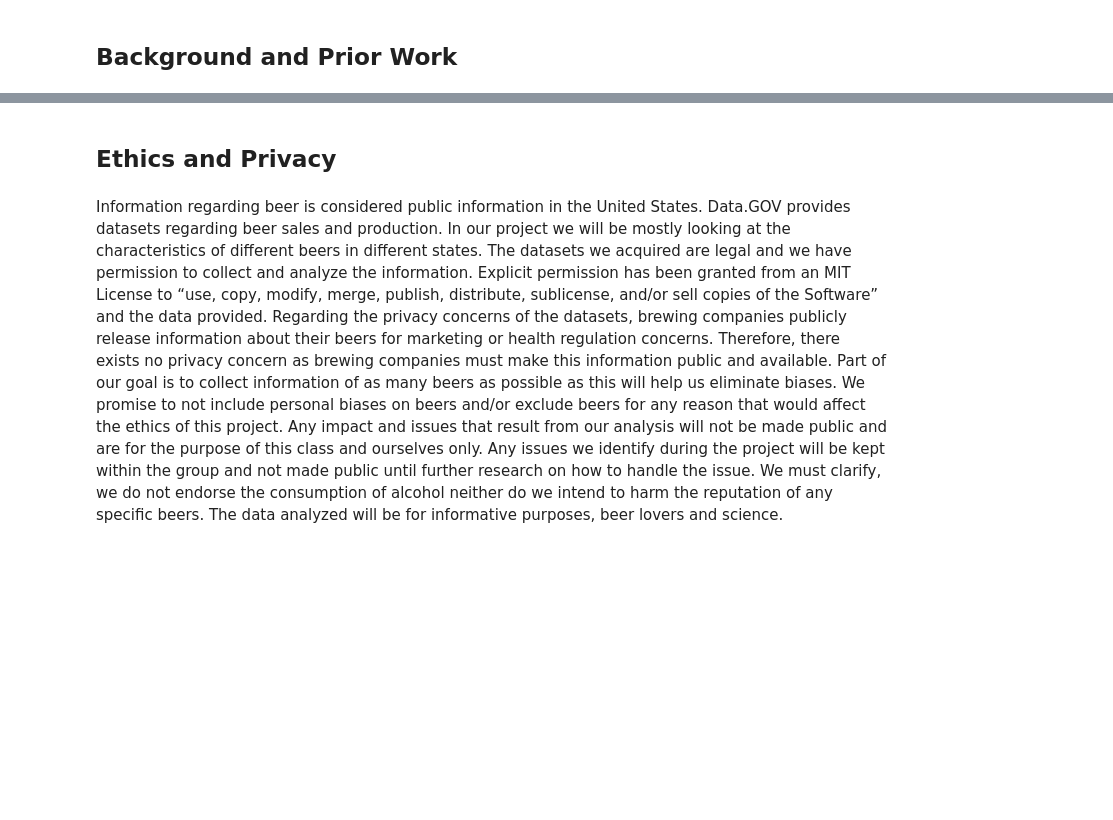
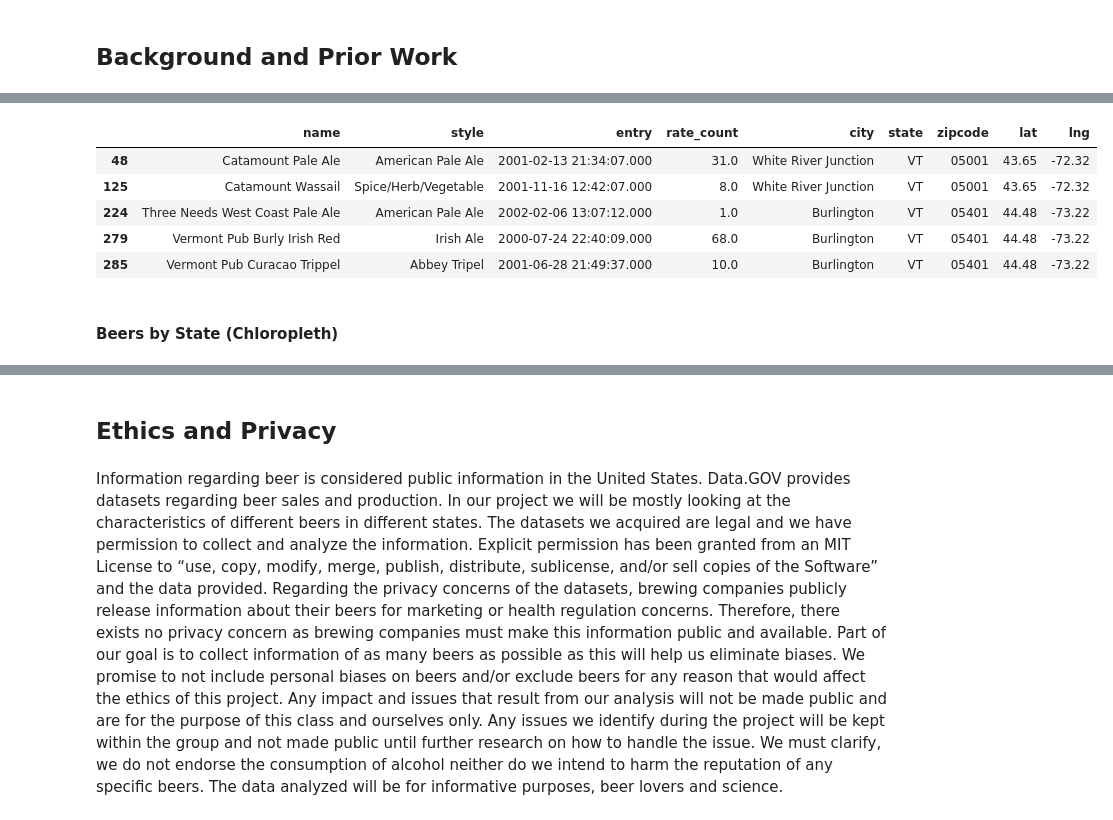
Before and after one commit to TomDonoghue/Pr_084, a Jupyter notebook: FinalProject.ipynb, the cells around one changed output, grey strips where cells are left out. Drawn from its saved outputs; the diff is of its cells as text; code cells hidden in the pictures; blank space fills up the shorter version.

```diff
--- a/FinalProject.ipynb
+++ b/FinalProject.ipynb
@@ -70,0 +289,25 @@ http://newmapsplus.uky.edu/gallery/beer-tweets/#
+# %%
+df_beers = pd.read_csv('ucsd-sansdescrip03162018.csv', sep="|")
+df_beers = df_beers.rename(index=str, columns={'BeerName': 'name', 'BeerStyleName': 'style', 'Entered': 'entry', 'RateCount': 'rate_count', 'BrewerCity': 'city', 'Abbrev':'state', 'BrewerZIPCode':'zipcode'})
+
+df_beers['name'] = df_beers['name'].str.strip()
+df_beers['style'] = df_beers['style'].str.strip()
+df_beers['city'] = df_beers['city'].str.strip()
+df_beers['state'] = df_beers['state'].str.strip()
+df_beers['zipcode'] = df_beers['zipcode'].str.strip()
+# %%
+def get_latitude(z):
+    try:
+        return zipcode.isequal(z).lat
+    except:
+        return np.nan
+
+def get_longitude(z):
+    try:
+        return zipcode.isequal(z).lon
+    except:
+        return np.nan
+# %%
+# Setting lat/lng columns to beers df
+df_beers['lat'] = df_beers.apply(lambda x: get_latitude(x['zipcode']), axis=1)
+df_beers['lng'] = df_beers.apply(lambda x: get_longitude(x['zipcode']), axis=1)
@@ -70,0 +406,18 @@ http://newmapsplus.uky.edu/gallery/beer-tweets/#
+# %%
+df_beers = df_beers[~np.isnan(df_beers['lat'])]
+
+df_beers_CA = df_beers[df_beers['state'] == 'CA']
+df_beers_VT = df_beers[df_beers['state'] == 'VT']
+
+df_beers_CA.head()
+
+df_beers_VT.head()
+# %% [output]
+|  | name | style | entry | rate_count | city | state | zipcode | lat | lng |
+| 48 | Catamount Pale Ale | American Pale Ale | 2001-02-13 21:34:07.000 | 31.0 | White River Junction | VT | 05001 | 43.65 | -72.32 |
+| 125 | Catamount Wassail | Spice/Herb/Vegetable | 2001-11-16 12:42:07.000 | 8.0 | White River Junction | VT | 05001 | 43.65 | -72.32 |
+| 224 | Three Needs West Coast Pale Ale | American Pale Ale | 2002-02-06 13:07:12.000 | 1.0 | Burlington | VT | 05401 | 44.48 | -73.22 |
+| 279 | Vermont Pub Burly Irish Red | Irish Ale | 2000-07-24 22:40:09.000 | 68.0 | Burlington | VT | 05401 | 44.48 | -73.22 |
+| 285 | Vermont Pub Curacao Trippel | Abbey Tripel | 2001-06-28 21:49:37.000 | 10.0 | Burlington | VT | 05401 | 44.48 | -73.22 |
+# %% [markdown]
+#### Beers by State (Chloropleth)
```
Also changed, not shown: parts of 42 cells of this notebook.
